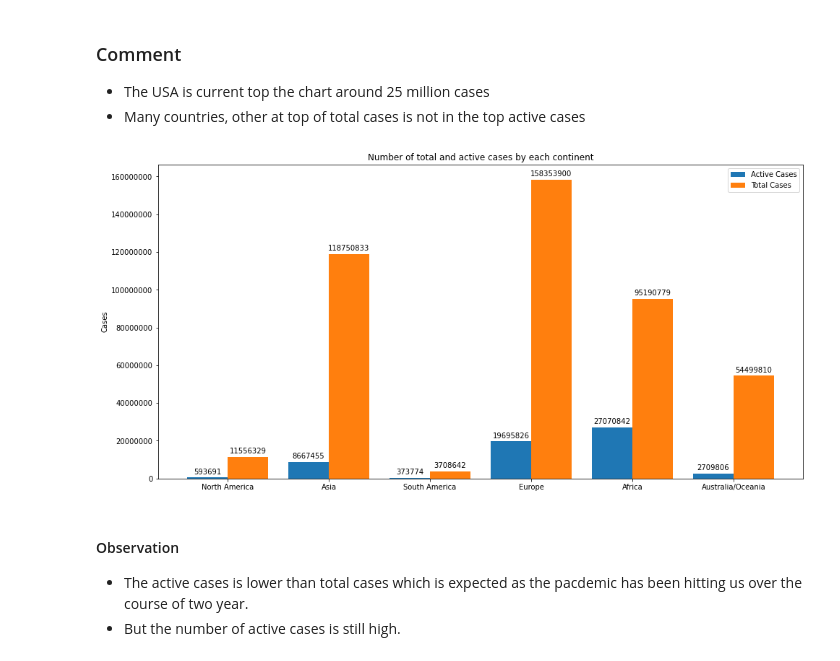
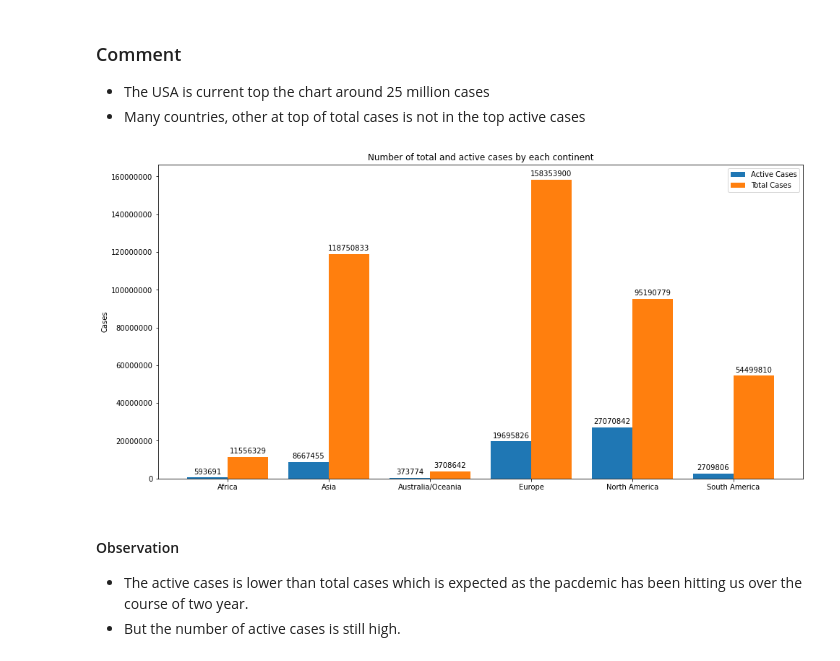
Before and after one commit to ndkhoa0704/Worldometers-explorer, a Jupyter notebook: Hung.ipynb, the cells around one changed output. Drawn from its saved outputs; the diff is of its cells as text; code cells hidden in the pictures.

```diff
--- a/Hung.ipynb
+++ b/Hung.ipynb
@@ -108,22 +108,22 @@ active_cases_contient_df = dfs0.groupby('Continent')['ActiveCases'].sum().reset_
 total_cases_contient_df = dfs0.groupby('Continent')['TotalCases'].sum().reset_index()
 # %%
 fig, ax = plt.subplots(figsize=(16,8))
-labels = dfs0['Continent'].unique()
+labels = active_cases_contient_df['Continent']
 x = np.arange(len(labels))
 rects1 = ax.bar(x - 0.2, active_cases_contient_df['ActiveCases'], width=0.4, label='Active Cases')
 rects2 = ax.bar(x + 0.2, total_cases_contient_df['TotalCases'], width=0.4, label='Total Cases')
 
 # add number for each bar
 ax.bar_label(rects1, fmt='%d', padding=3)
 ax.bar_label(rects2, fmt='%d', padding=3)
 ax.set_ylabel('Cases')
 ax.set_title('Number of total and active cases by each continent')
 ax.set_xticks(x, labels)
 ax.ticklabel_format(style='plain', axis='y') # remove scientific notation for ticks label
-plt.legend()
+ax.legend()
 plt.show()
 # %% [output]
-[figure, old version]
+[figure, new version]
 # %% [markdown]
 #### Observation
 
```
Also changed, not shown: parts of 3 cells of this notebook.
